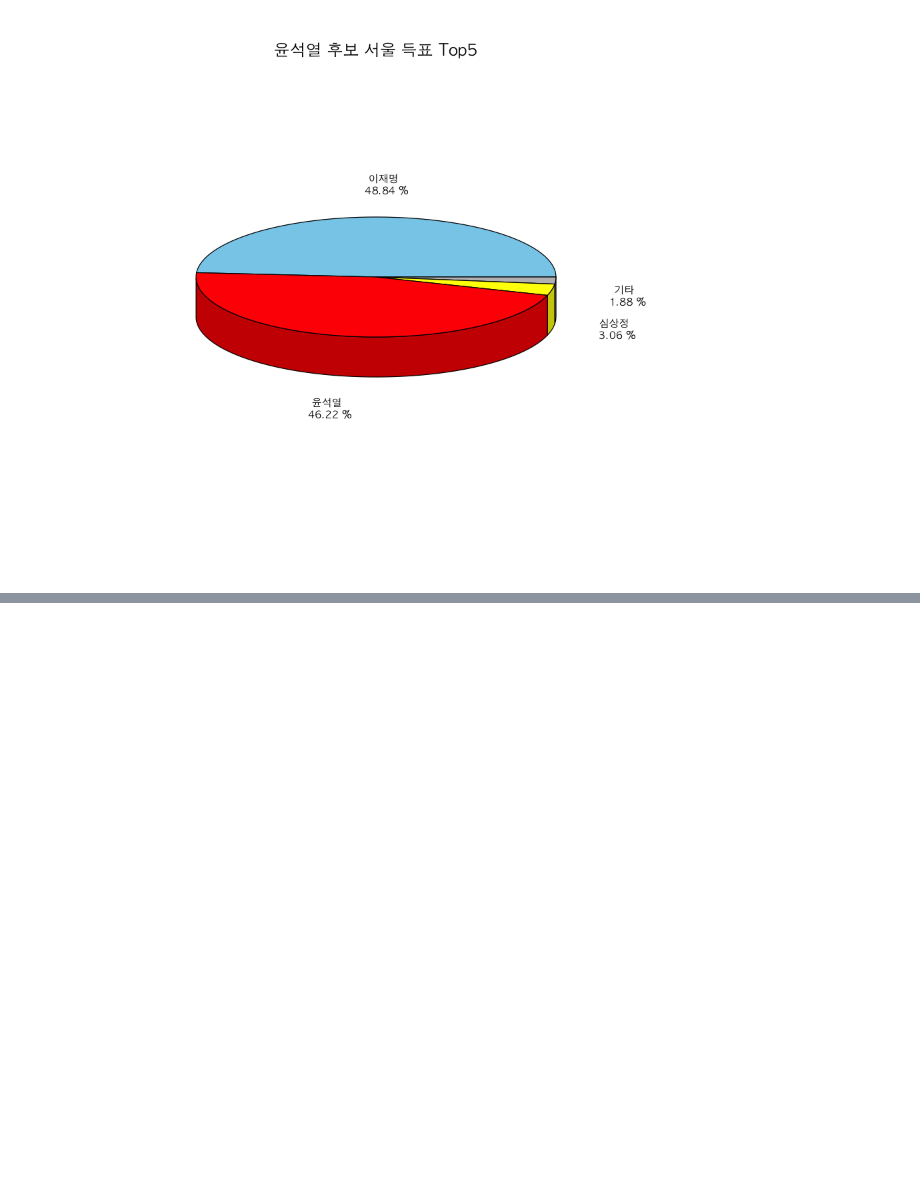
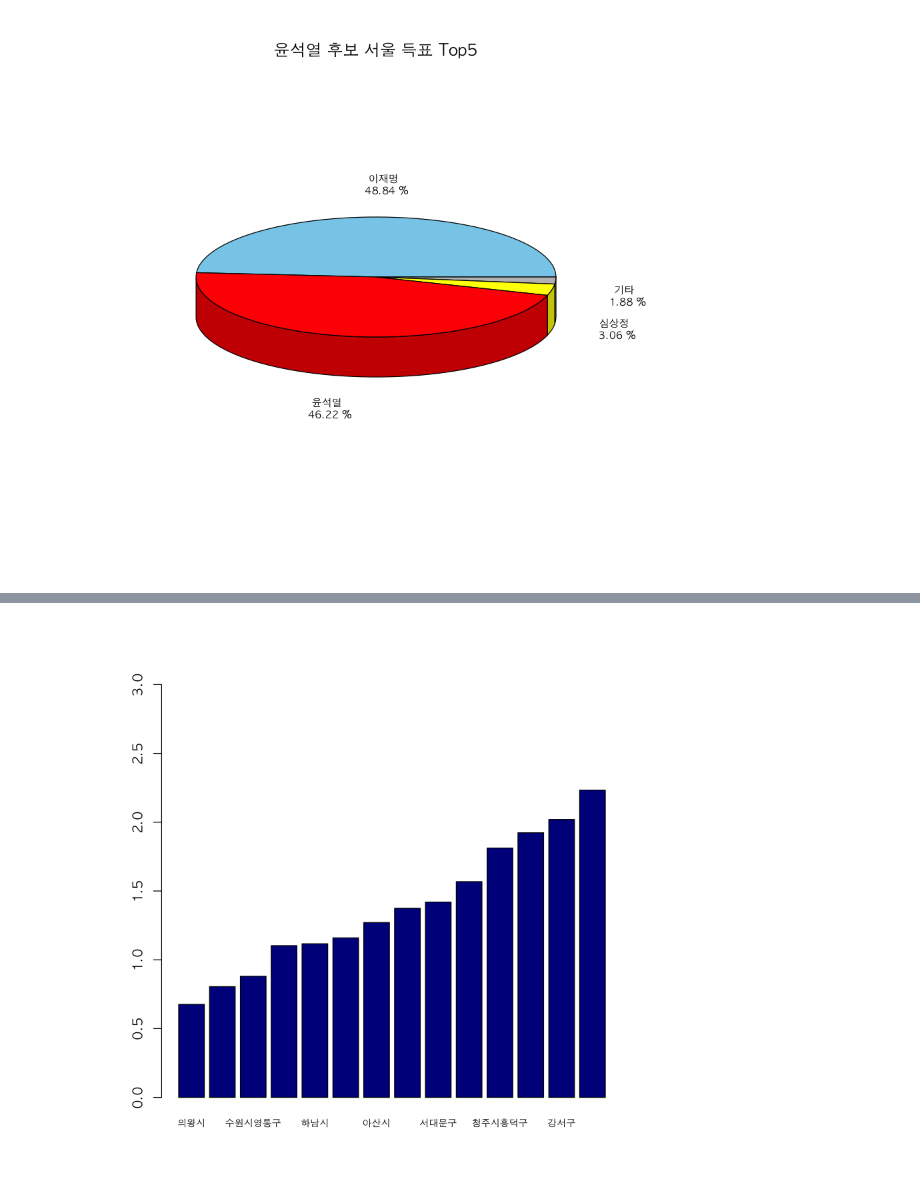
Before and after one commit to HyeogDo/R_study, a Jupyter notebook: 10. 20대_대선자료 시각화.ipynb, the cells around one changed output, grey strips where cells are left out. Saved outputs shown, nothing was run; the diff lists cells and outputs as text; code cells hidden in the pictures; blank space fills up the shorter version.

```diff
--- a/10. 20대_대선자료 시각화.ipynb
+++ b/10. 20대_대선자료 시각화.ipynb
@@ -285,0 +367,4 @@ pie3D(t(vote.성북구),
+# %%
+a <- election[,5:7]/ election[,4] * 100
+a <- cbind(시군구=election$시군구, a)
+a
@@ -285,0 +389,2 @@ pie3D(t(vote.성북구),
+# %%
+b <- a[((abs(a[,3]-vote.윤석열) < 1) & (abs(a[,2]-vote.이재명) < 1) & (abs(a[,4]-vote.심상정) < 1)),]
@@ -285,0 +416,3 @@ pie3D(t(vote.성북구),
+# %%
+c <- b[-(5:6),]
+c
@@ -285,0 +435,3 @@ pie3D(t(vote.성북구),
+# %%
+c$test <- abs(c[,3] - vote.윤석열) + abs(c[,2] - vote.이재명) + abs(c[,4] - vote.심상정)
+c <- arrange(c,test)
@@ -285,0 +456,11 @@ pie3D(t(vote.성북구),
+# %%
+par(family = "AppleGothic")
+barplot(c$test,
+        main = "",
+        ylim = c(0,3),
+        col = "darkblue",
+        names = c$시군구,
+        cex.names = 0.7
+       )
+# %% [output]
+[figure, added]
```
Also changed, not shown: parts of 17 cells of this notebook, 5 other files.
